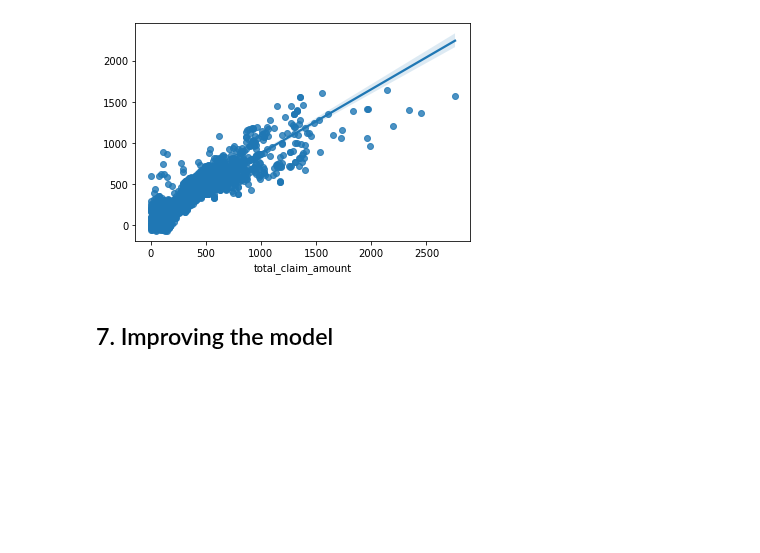
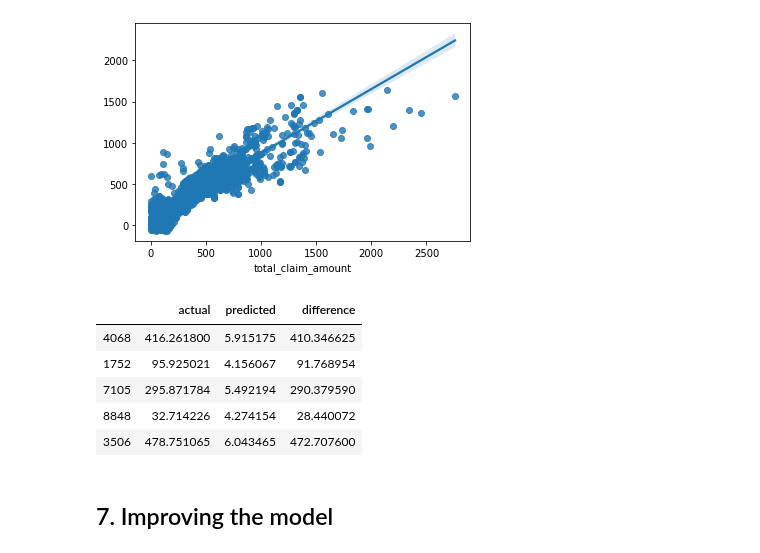
Before and after one commit to dooinn/lab-customer-analysis-round-5, a Jupyter notebook: lab-customer-analysis-round-567.ipynb, the cells around one changed output. Cells and saved outputs as stored; diff of their text form; code cells hidden in the pictures; blank space fills up the shorter version.

```diff
--- a/lab-customer-analysis-round-567.ipynb
+++ b/lab-customer-analysis-round-567.ipynb
@@ -336,6 +336,16 @@ sns.regplot(x=y_test, y=predictions)
 # %% [output]
 <matplotlib.axes._subplots.AxesSubplot at 0x...>
 [figure]
+# %%
+predicted_df = pd.DataFrame({'actual':y_test, 'predicted':predictions, 'difference':y_test-predictions})
+predicted_df.head()
+# %% [output]
+|  | actual | predicted | difference |
+| 4068 | 416.261800 | 5.915175 | 410.346625 |
+| 1752 | 95.925021 | 4.156067 | 91.768954 |
+| 7105 | 295.871784 | 5.492194 | 290.379590 |
+| 8848 | 32.714226 | 4.274154 | 28.440072 |
+| 3506 | 478.751065 | 6.043465 | 472.707600 |
 # %% [markdown]
 ## 7. Improving the model
 # %% [markdown]
```
Also changed, not shown: parts of 2 cells of this notebook.
